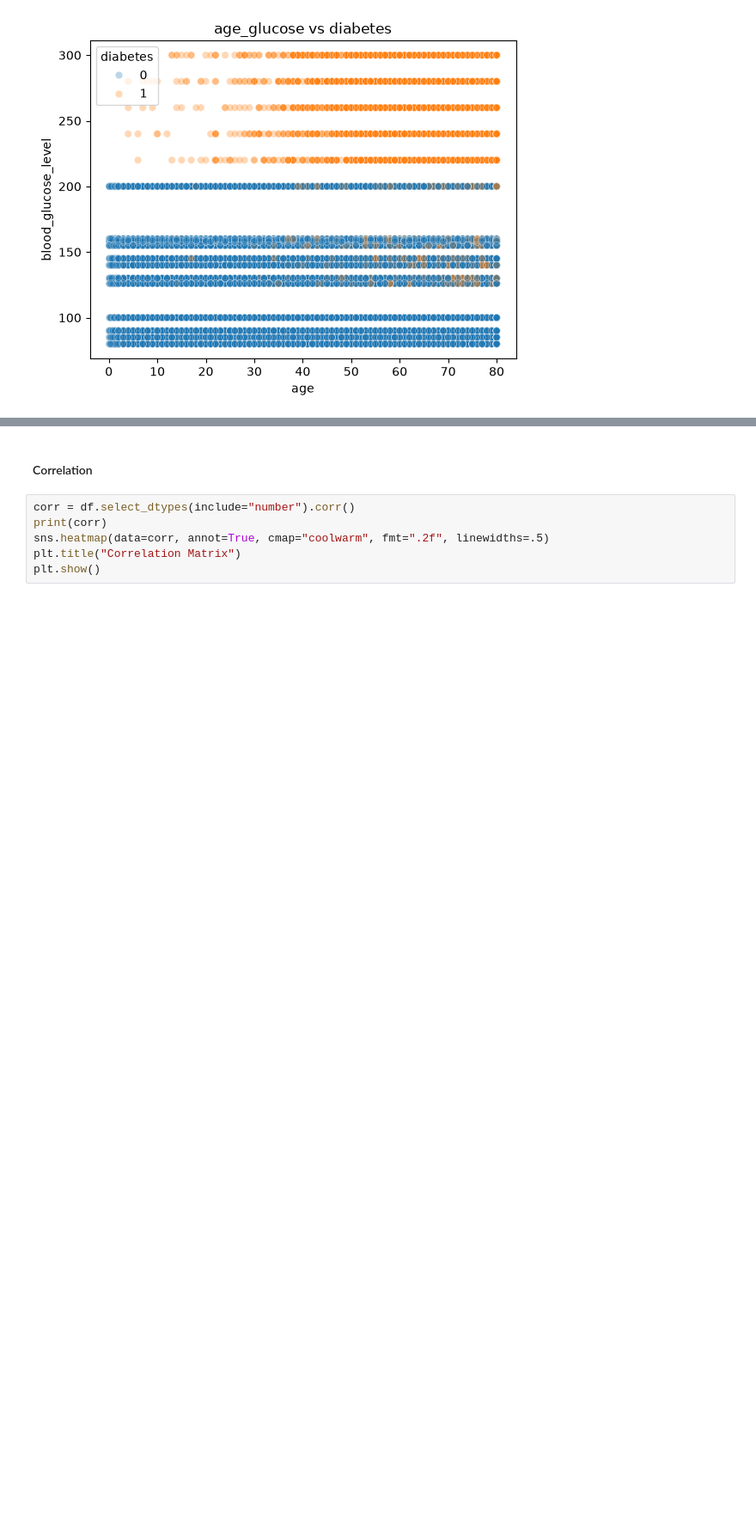
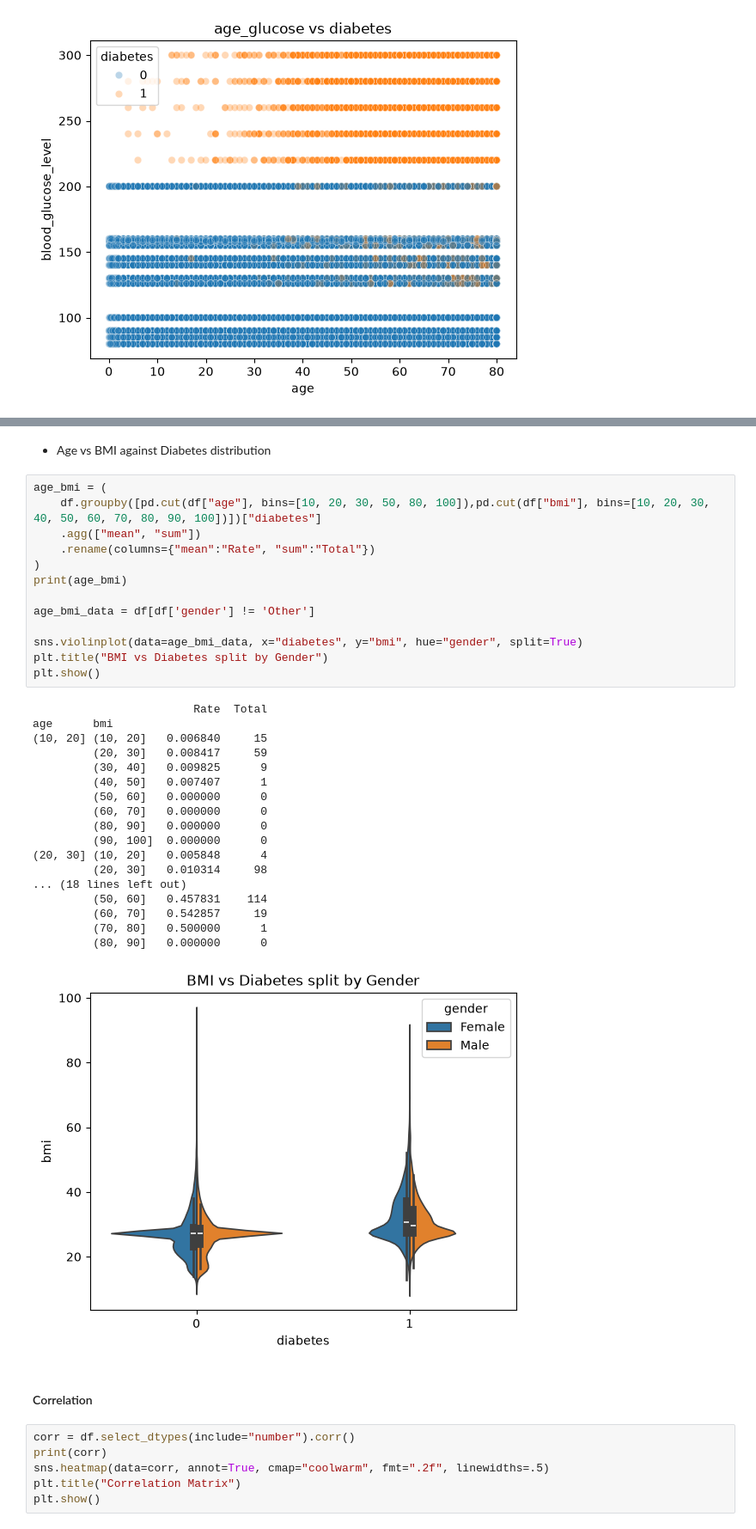
Before and after one commit to divneyrop/data-portfolio, a Jupyter notebook: notebooks/diabetes/eda.ipynb, the cells around one changed output, grey strips where cells are left out. Shown at 86% size. Drawn from its saved outputs; the diff is of its cells as text; blank space fills up the shorter version.

```diff
--- a/notebooks/diabetes/eda.ipynb
+++ b/notebooks/diabetes/eda.ipynb
@@ -348,3 +378,37 @@ blood_glucose_level age
+# %% [markdown]
+* Age vs BMI against Diabetes distribution
+# %%
+age_bmi = (
+    df.groupby([pd.cut(df["age"], bins=[10, 20, 30, 50, 80, 100]),pd.cut(df["bmi"], bins=[10, 20, 30, 40, 50, 60, 70, 80, 90, 100])])["diabetes"]
+    .agg(["mean", "sum"])
+    .rename(columns={"mean":"Rate", "sum":"Total"})
+)
+print(age_bmi)
+
+age_bmi_data = df[df['gender'] != 'Other']
+
+sns.violinplot(data=age_bmi_data, x="diabetes", y="bmi", hue="gender", split=True)
+plt.title("BMI vs Diabetes split by Gender")
+plt.show()
+# %% [output]
+                        Rate  Total
+age      bmi
+(10, 20] (10, 20]   0.006840     15
+         (20, 30]   0.008417     59
+         (30, 40]   0.009825      9
+         (40, 50]   0.007407      1
+         (50, 60]   0.000000      0
+         (60, 70]   0.000000      0
+         (80, 90]   0.000000      0
+         (90, 100]  0.000000      0
+(20, 30] (10, 20]   0.005848      4
+         (20, 30]   0.010314     98
+... (18 lines left out)
+         (50, 60]   0.457831    114
+         (60, 70]   0.542857     19
+         (70, 80]   0.500000      1
+         (80, 90]   0.000000      0
+[figure, added]
 # %% [markdown]
 #### Correlation
 # %%
```
Also changed, not shown: parts of 4 cells of this notebook, 1 other file.
